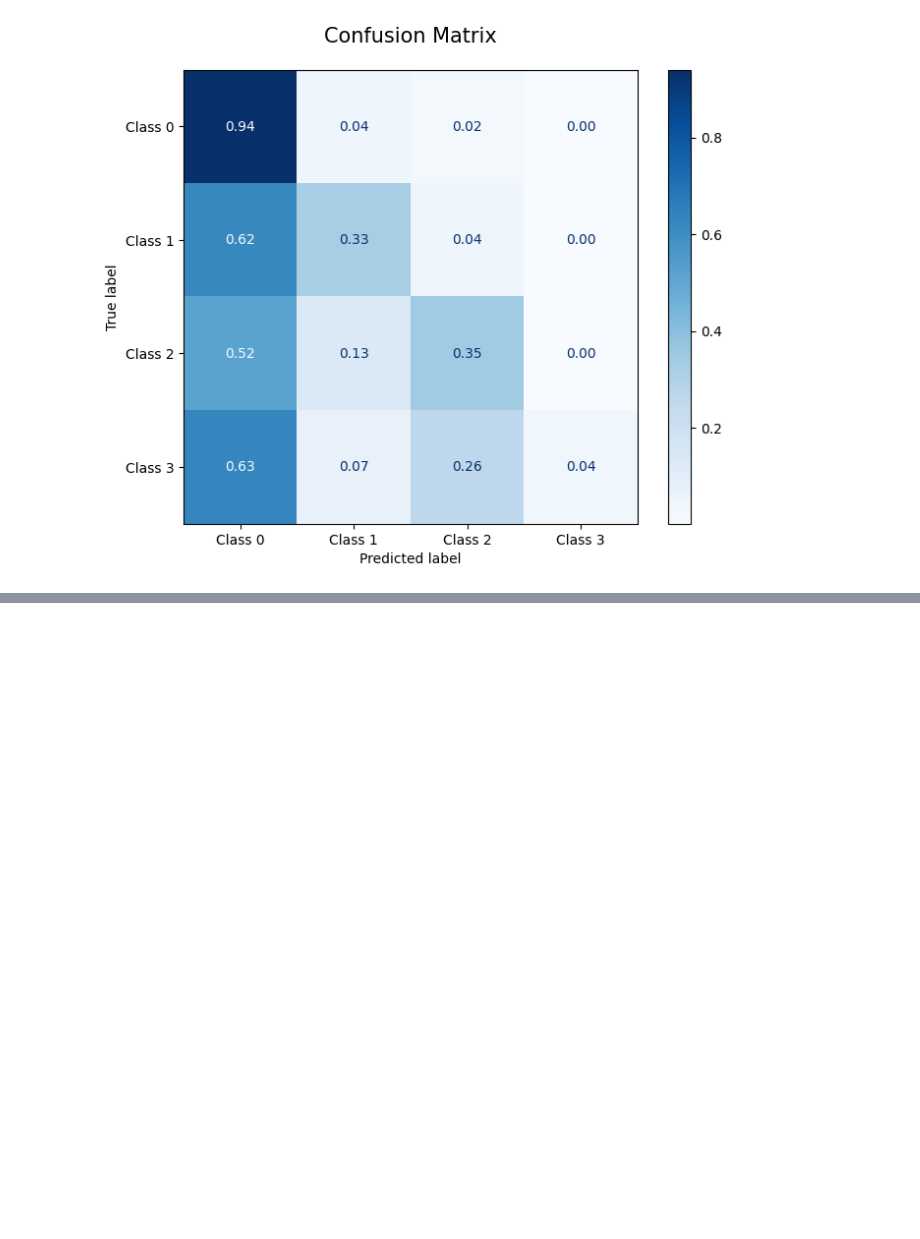
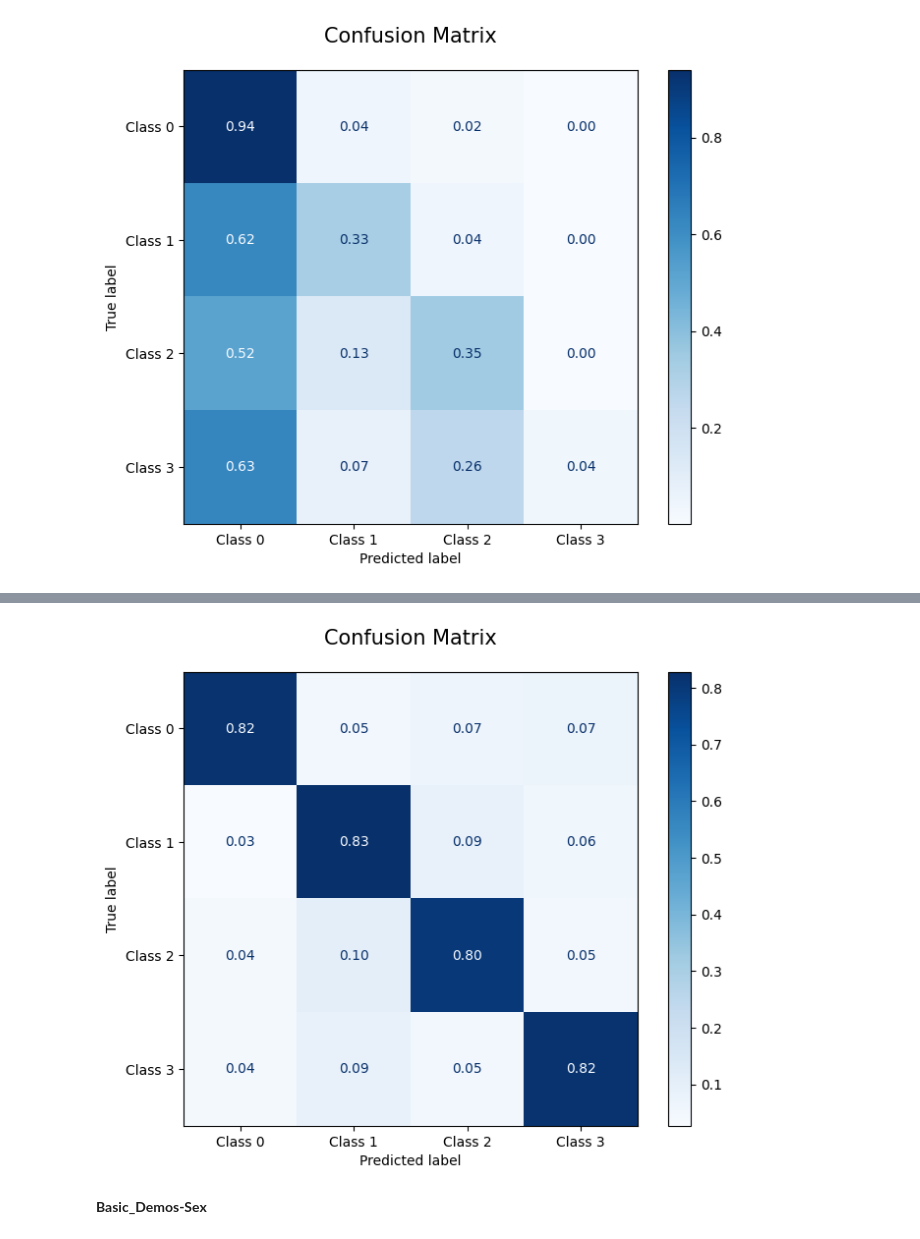
Before and after one commit to kilomo12/Data_Mining_project2, a Jupyter notebook: Ensemble_method.ipynb, the cells around one changed output, grey strips where cells are left out. Drawn from its saved outputs; the diff is of its cells as text; code cells hidden in the pictures; blank space fills up the shorter version.

```diff
--- a/Ensemble_method.ipynb
+++ b/Ensemble_method.ipynb
@@ -1038,0 +1140,24 @@ plt.show()
+# %%
+# 1. Crea la figura
+fig, ax = plt.subplots(figsize=(8, 6))
+
+# 2. Usa 'normalize=true' per vedere le percentuali per riga
+# Usiamo 'Blues' o 'Viridis' per una migliore leggibilità
+disp = ConfusionMatrixDisplay.from_predictions(
+    y_test,
+    y_pred,
+    display_labels=["Class 0", "Class 1", "Class 2", "Class 3"], # Opzionale: nomi reali
+    cmap=plt.cm.Blues,
+    normalize='true',
+    ax=ax,
+    values_format='.2f' # Mostra solo 2 decimali
+)
+
+# 3. Personalizzazione estetica
+ax.set_title("Confusion Matrix", fontsize=15, pad=20)
+plt.grid(False) # Rimuove linee fastidiose se presenti
+plt.show()
+# %% [output]
+[figure, added]
+# %% [markdown]
+**Basic_Demos-Sex**
```
Also changed, not shown: parts of 28 cells of this notebook, 5 other files.
